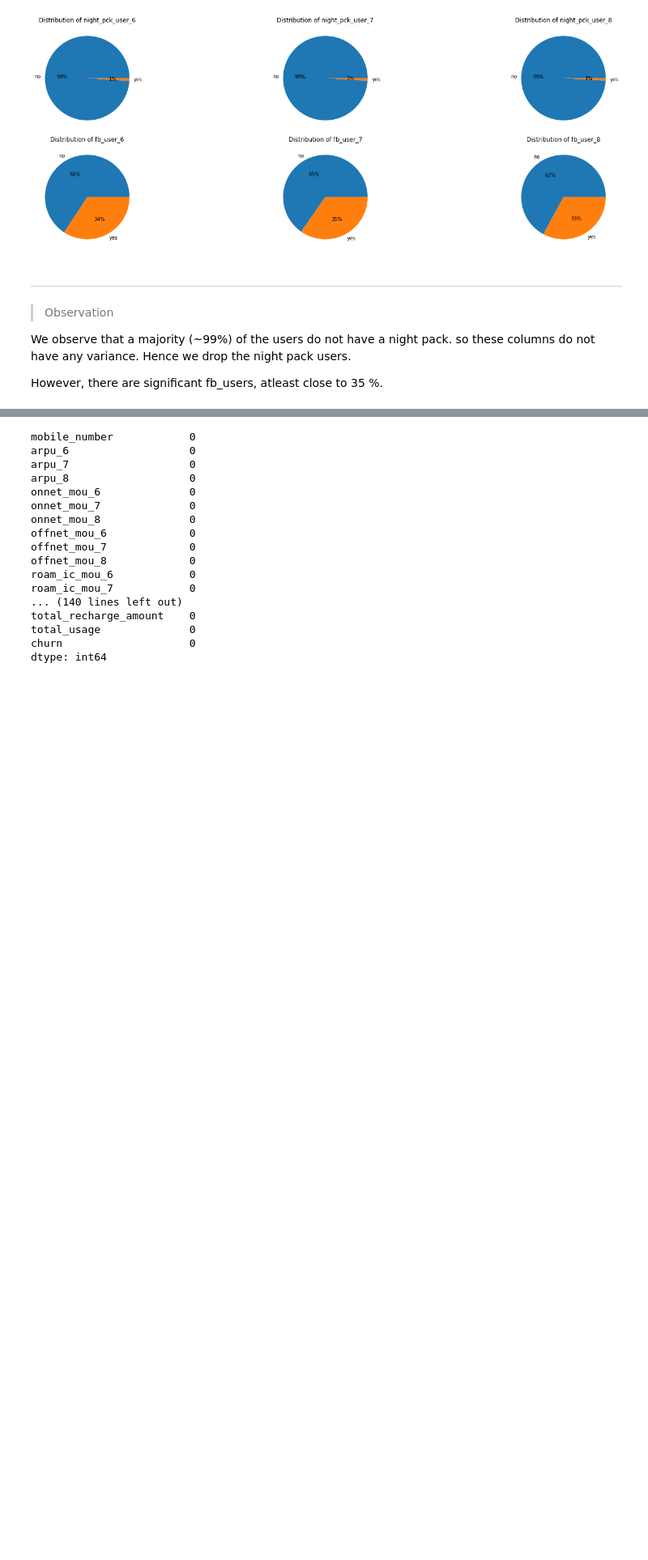
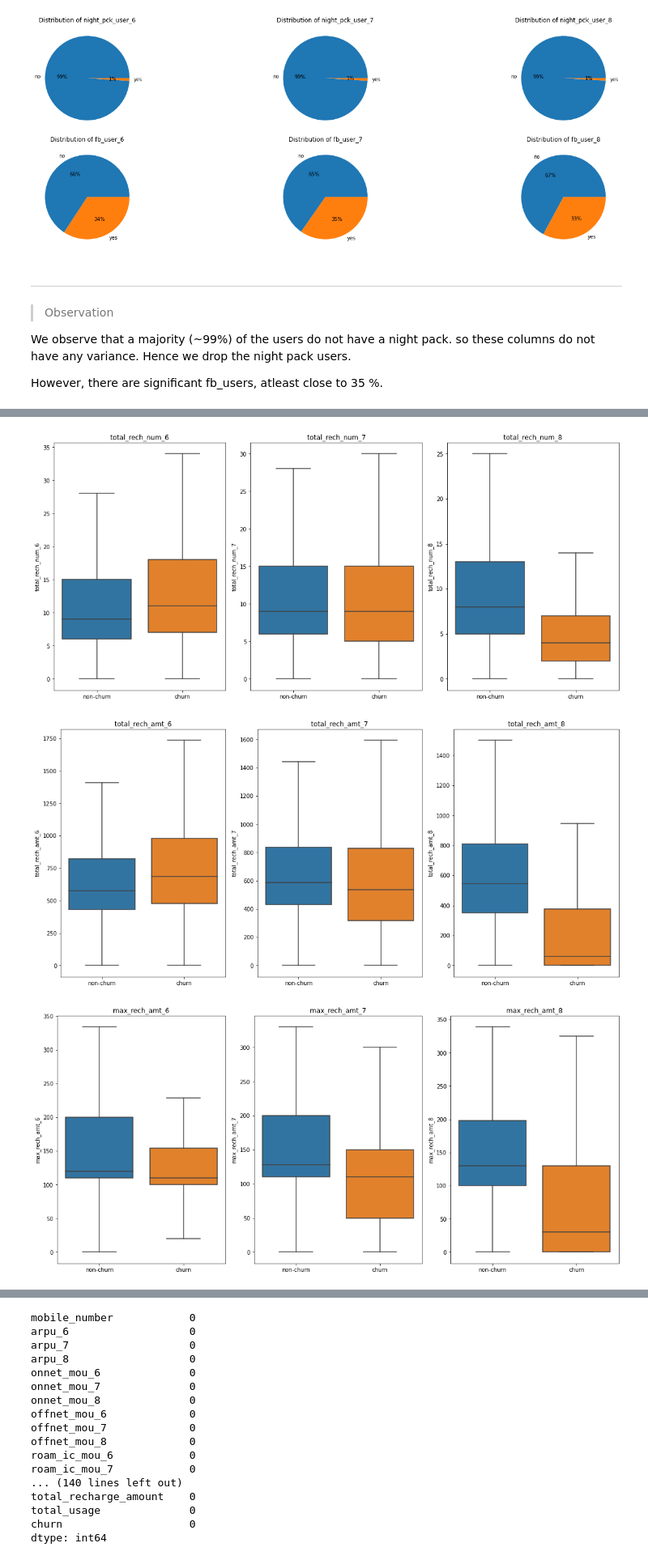
Before and after one commit to sandeshsk12/telecom_churn, a Jupyter notebook: Untitled.ipynb, the cells around one changed output, grey strips where cells are left out. Shown at 81% size. Saved outputs shown, nothing was run; the diff lists cells and outputs as text; code cells hidden in the pictures; blank space fills up the shorter version.

```diff
--- a/Untitled.ipynb
+++ b/Untitled.ipynb
@@ -865,0 +881,8 @@ plot_numerical_distribution('total_rech_amt_6')
+# %%
+plot_numerical_monthly_plot(col_name='total_rech_num')
+plot_numerical_monthly_plot(col_name='total_rech_amt')
+plot_numerical_monthly_plot(col_name='max_rech_amt')
+# %% [output]
+[figure, added]
+[figure, added]
+[figure, added]
```
Also changed, not shown: parts of 18 cells of this notebook.
